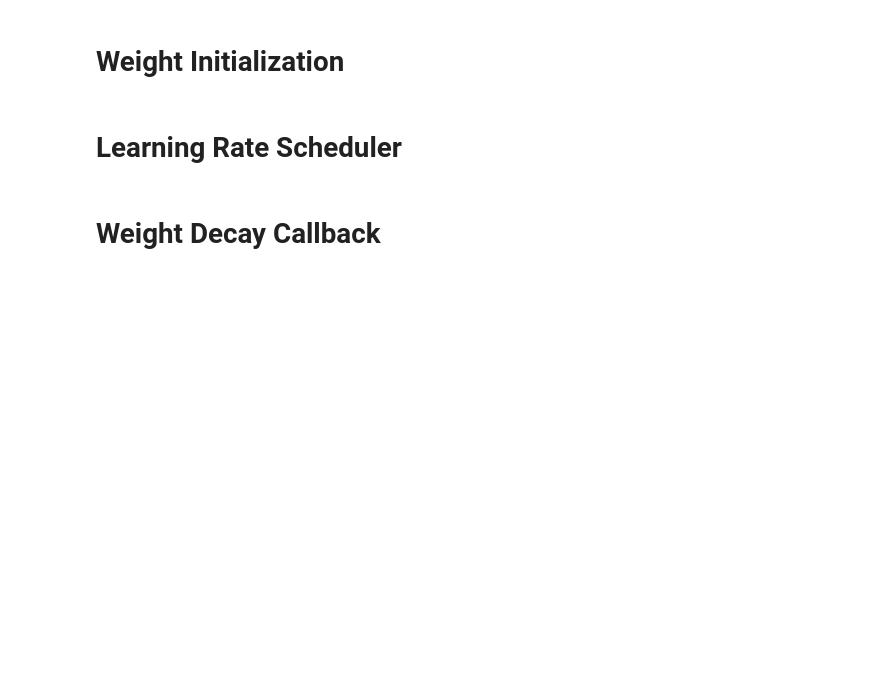
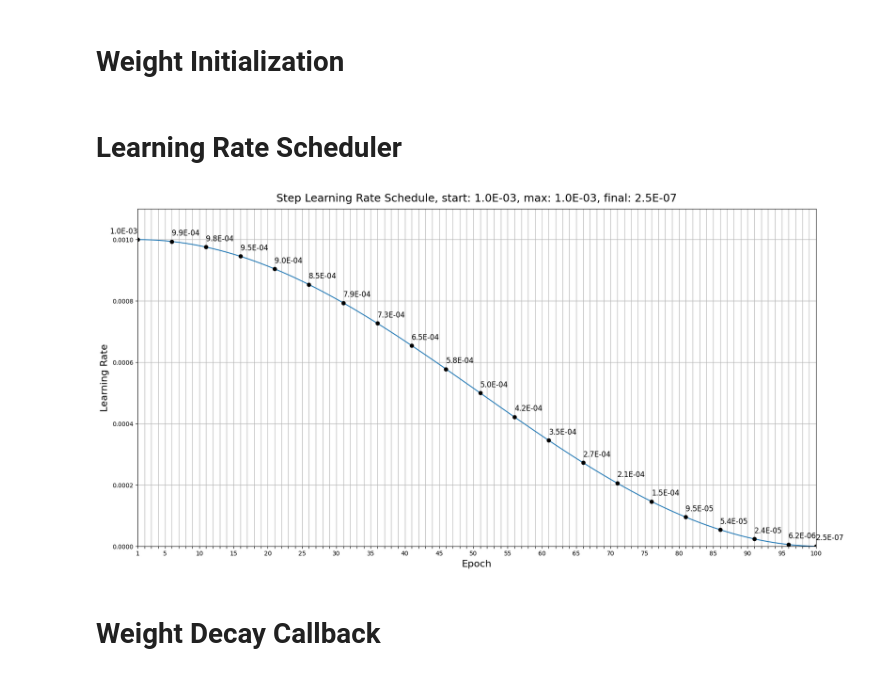
Before and after one commit to romendiratta/isolated-sign-language-recognition, a Jupyter notebook: modeling/training.ipynb, the cells around one changed output. Drawn from its saved outputs; the diff is of its cells as text; code cells hidden in the pictures; blank space fills up the shorter version.

```diff
--- a/modeling/training.ipynb
+++ b/modeling/training.ipynb
@@ -434,44 +431,46 @@ def lrfn(current_step, num_warmup_steps, lr_max, num_cycles=0.50, num_training_s
 # %%
-def plot_lr_schedule(lr_schedule, epochs):
-    fig = plt.figure(figsize=(20, 10))
-    plt.plot([None] + lr_schedule + [None])
-    # X Labels
-    x = np.arange(1, epochs + 1)
-    x_axis_labels = [i if epochs <= 40 or i % 5 == 0 or i == 1 else None for i in range(1, epochs + 1)]
-    plt.xlim([1, epochs])
-    plt.xticks(x, x_axis_labels) # set tick step to 1 and let x axis start at 1
+# def plot_lr_schedule(lr_schedule, epochs):
+#     fig = plt.figure(figsize=(20, 10))
+#     plt.plot([None] + lr_schedule + [None])
+#     # X Labels
+#     x = np.arange(1, epochs + 1)
+#     x_axis_labels = [i if epochs <= 40 or i % 5 == 0 or i == 1 else None for i in range(1, epochs + 1)]
+#     plt.xlim([1, epochs])
+#     plt.xticks(x, x_axis_labels) # set tick step to 1 and let x axis start at 1
 
-    # Increase y-limit for better readability
-    plt.ylim([0, max(lr_schedule) * 1.1])
+#     # Increase y-limit for better readability
+#     plt.ylim([0, max(lr_schedule) * 1.1])
 
-    # Title
-    schedule_info = f'start: {lr_schedule[0]:.1E}, max: {max(lr_schedule):.1E}, final: {lr_schedule[-1]:.1E}'
-    plt.title(f'Step Learning Rate Schedule, {schedule_info}', size=18, pad=12)
+#     # Title
+#     schedule_info = f'start: {lr_schedule[0]:.1E}, max: {max(lr_schedule):.1E}, final: {lr_schedule[-1]:.1E}'
+#     plt.title(f'Step Learning Rate Schedule, {schedule_info}', size=18, pad=12)
 
-    # Plot Learning Rates
-    for x, val in enumerate(lr_schedule):
-        if epochs <= 40 or x % 5 == 0 or x is epochs - 1:
-            if x < len(lr_schedule) - 1:
-                if lr_schedule[x - 1] < val:
-                    ha = 'right'
-                else:
-                    ha = 'left'
-            elif x == 0:
-                ha = 'right'
-            else:
-                ha = 'left'
-            plt.plot(x + 1, val, 'o', color='black');
-            offset_y = (max(lr_schedule) - min(lr_schedule)) * 0.02
-            plt.annotate(f'{val:.1E}', xy=(x + 1, val + offset_y), size=12, ha=ha)
+#     # Plot Learning Rates
+#     for x, val in enumerate(lr_schedule):
+#         if epochs <= 40 or x % 5 == 0 or x is epochs - 1:
+#             if x < len(lr_schedule) - 1:
+#                 if lr_schedule[x - 1] < val:
+#                     ha = 'right'
+#                 else:
+#                     ha = 'left'
+#             elif x == 0:
+#                 ha = 'right'
+#             else:
+#                 ha = 'left'
+#             plt.plot(x + 1, val, 'o', color='black');
+#             offset_y = (max(lr_schedule) - min(lr_schedule)) * 0.02
+#             plt.annotate(f'{val:.1E}', xy=(x + 1, val + offset_y), size=12, ha=ha)
 
-    plt.xlabel('Epoch', size=16, labelpad=5)
-    plt.ylabel('Learning Rate', size=16, labelpad=5)
-    plt.grid()
-    plt.show()
+#     plt.xlabel('Epoch', size=16, labelpad=5)
+#     plt.ylabel('Learning Rate', size=16, labelpad=5)
+#     plt.grid()
+#     plt.show()
 
-# Learning rate for encoder
-LR_SCHEDULE = [lrfn(step, num_warmup_steps=config["N_WARMUP_EPOCHS"], lr_max=config["config["LEARNING_RATE"]"], num_cycles=0.50) for step in range(config["N_EPOCHS"])]
-# Plot Learning Rate Schedule
-plot_lr_schedule(LR_SCHEDULE, epochs=config["N_EPOCHS"])
-# Learning Rate Callback
-lr_callback = tf.keras.callbacks.LearningRateScheduler(lambda step: LR_SCHEDULE[step], verbose=1)
+# # Learning rate for encoder
+# LR_SCHEDULE = [lrfn(step, num_warmup_steps=config["N_WARMUP_EPOCHS"], lr_max=config["LEARNING_RATE"], num_cycles=0.50) for step in range(config["N_EPOCHS"])]
+# # Plot Learning Rate Schedule
+# plot_lr_schedule(LR_SCHEDULE, epochs=config["N_EPOCHS"])
+# # Learning Rate Callback
+# lr_callback = tf.keras.callbacks.LearningRateScheduler(lambda step: LR_SCHEDULE[step], verbose=1)
+# %% [output]
+[figure, added]
```
Also changed, not shown: parts of 17 cells of this notebook, 4 other files.
